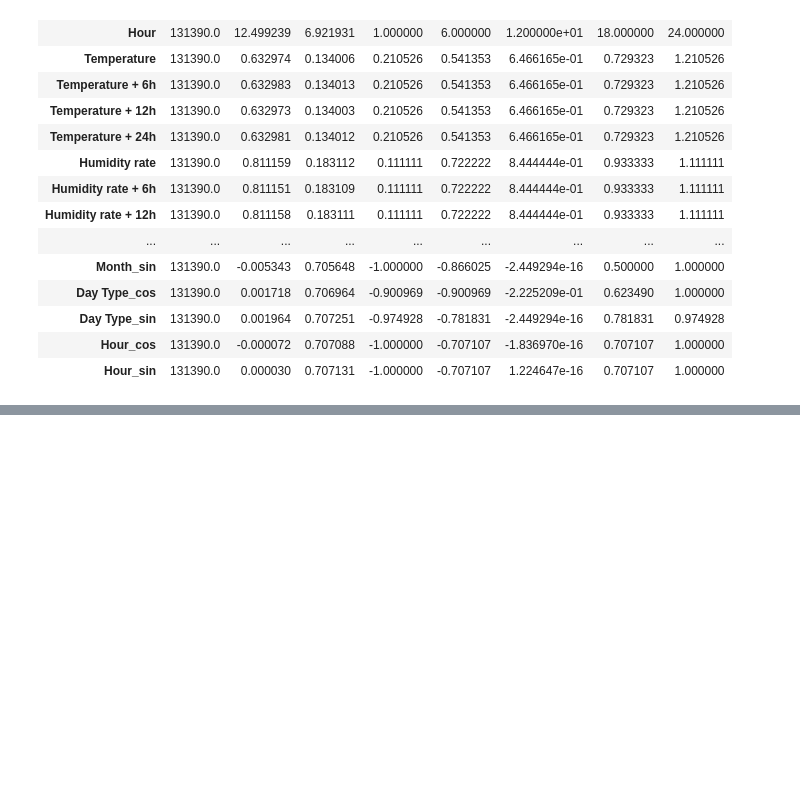
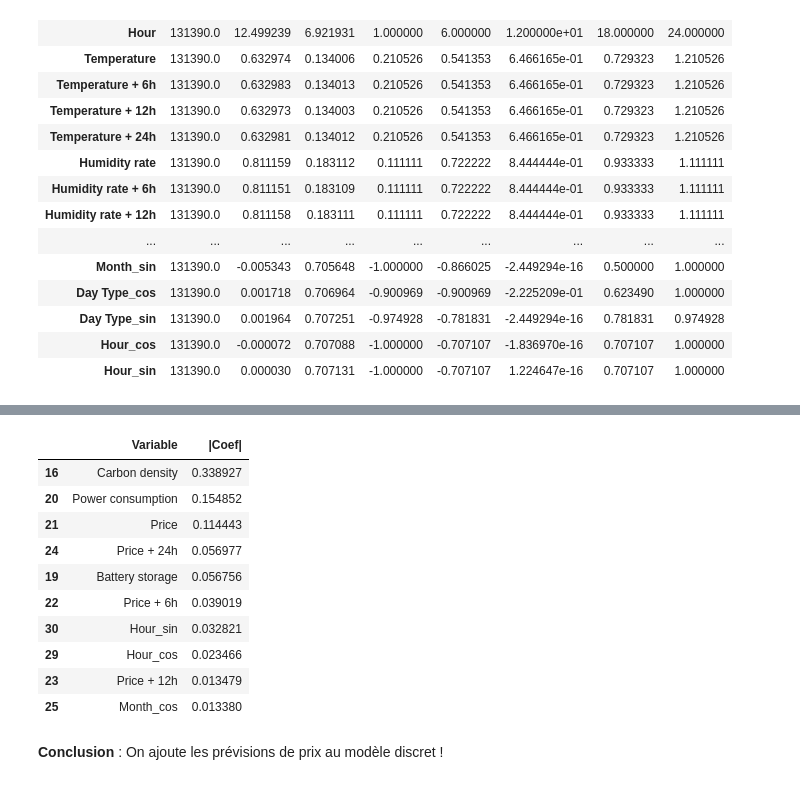
Before and after one commit to ThomasCosyn/ReinforcmentLearning, a Jupyter notebook: exploration.ipynb, the cells around one changed output, grey strips where cells are left out. Drawn from its saved outputs; the diff is of its cells as text; code cells hidden in the pictures; blank space fills up the shorter version.

```diff
--- a/exploration.ipynb
+++ b/exploration.ipynb
@@ -121,0 +212,17 @@ df_enc.describe().transpose()
+# %%
+fimportanceG.astype({'|Coef|' : 'float64'}).dtypes
+fimportanceG.sort_values(by = "|Coef|", ascending = False).head(10)
+# %% [output]
+|  | Variable | |Coef| |
+| 16 | Carbon density | 0.338927 |
+| 20 | Power consumption | 0.154852 |
+| 21 | Price | 0.114443 |
+| 24 | Price + 24h | 0.056977 |
+| 19 | Battery storage | 0.056756 |
+| 22 | Price + 6h | 0.039019 |
+| 30 | Hour_sin | 0.032821 |
+| 29 | Hour_cos | 0.023466 |
+| 23 | Price + 12h | 0.013479 |
+| 25 | Month_cos | 0.013380 |
+# %% [markdown]
+**Conclusion** : On ajoute les prévisions de prix au modèle discret !
```
Also changed, not shown: parts of 12 cells of this notebook, 5 other files.
